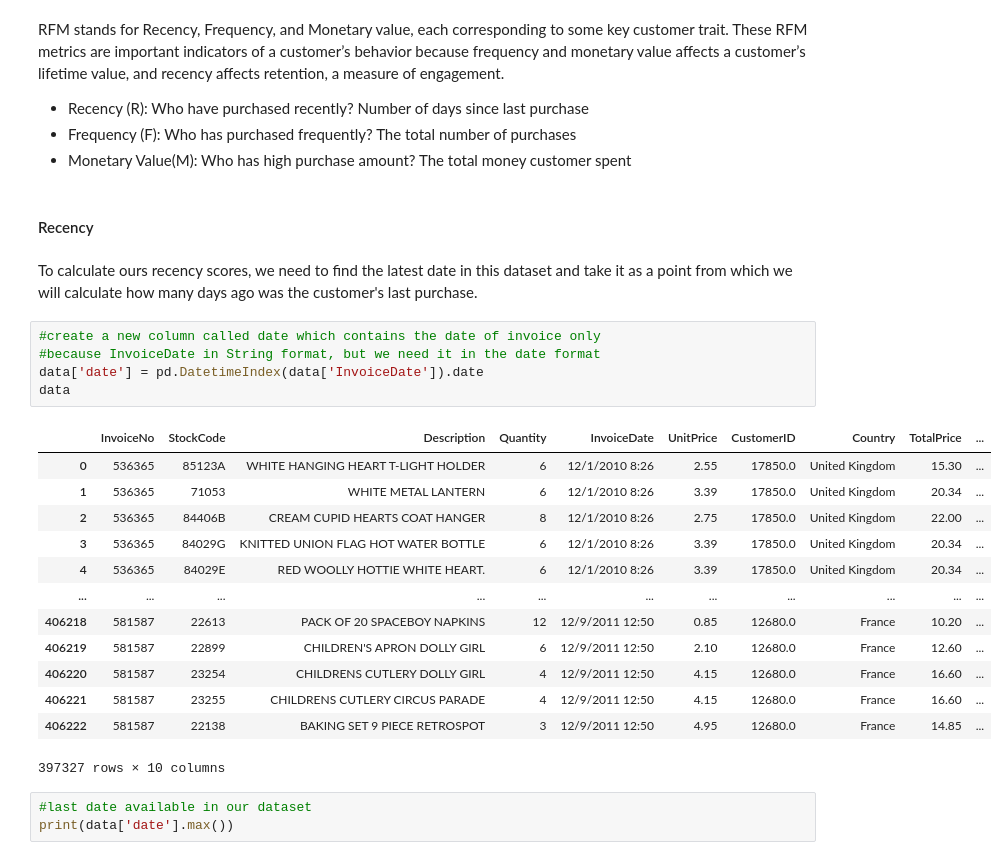
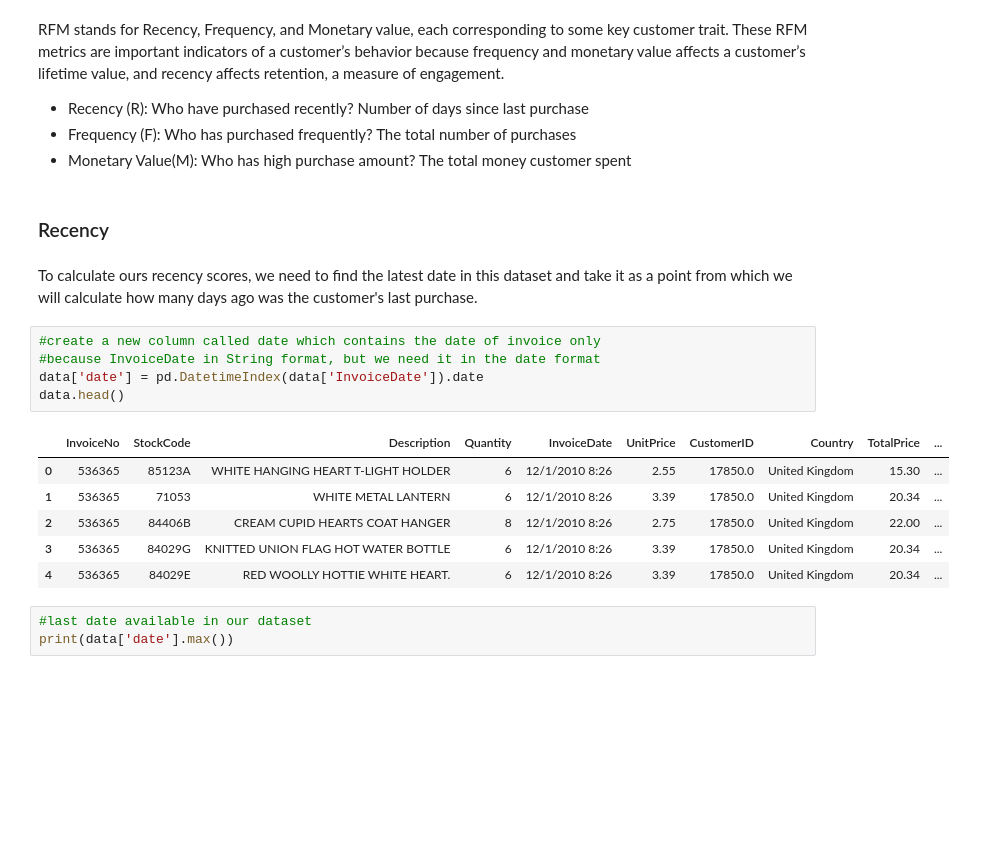
Before and after one commit to ubco-W2022T1-cosc301/project-group31, a Jupyter notebook: notebooks/analysis1.ipynb, the cells around one changed output. Cells and saved outputs as stored; diff of their text form; blank space fills up the shorter version.

```diff
--- a/notebooks/analysis1.ipynb
+++ b/notebooks/analysis1.ipynb
@@ -188,28 +184,21 @@ RFM stands for Recency, Frequency, and Monetary value, each corresponding to som
 - Frequency (F): Who has purchased frequently? The total number of purchases
 - Monetary Value(M): Who has high purchase amount? The total money customer spent
 # %% [markdown]
-#### Recency
+### Recency
 # %% [markdown]
 To calculate ours recency scores, we need to find the latest date in this dataset and take it as a point from which we will calculate how many days ago was the customer's last purchase.
 # %%
 #create a new column called date which contains the date of invoice only
 #because InvoiceDate in String format, but we need it in the date format
 data['date'] = pd.DatetimeIndex(data['InvoiceDate']).date
-data
+data.head()
 # %% [output]
 |  | InvoiceNo | StockCode | Description | Quantity | InvoiceDate | UnitPrice | CustomerID | Country | TotalPrice | ... |
 | 0 | 536365 | 85123A | WHITE HANGING HEART T-LIGHT HOLDER | 6 | 12/1/2010 8:26 | 2.55 | 17850.0 | United Kingdom | 15.30 | ... |
 | 1 | 536365 | 71053 | WHITE METAL LANTERN | 6 | 12/1/2010 8:26 | 3.39 | 17850.0 | United Kingdom | 20.34 | ... |
 | 2 | 536365 | 84406B | CREAM CUPID HEARTS COAT HANGER | 8 | 12/1/2010 8:26 | 2.75 | 17850.0 | United Kingdom | 22.00 | ... |
 | 3 | 536365 | 84029G | KNITTED UNION FLAG HOT WATER BOTTLE | 6 | 12/1/2010 8:26 | 3.39 | 17850.0 | United Kingdom | 20.34 | ... |
 | 4 | 536365 | 84029E | RED WOOLLY HOTTIE WHITE HEART. | 6 | 12/1/2010 8:26 | 3.39 | 17850.0 | United Kingdom | 20.34 | ... |
-| ... | ... | ... | ... | ... | ... | ... | ... | ... | ... | ... |
-| 406218 | 581587 | 22613 | PACK OF 20 SPACEBOY NAPKINS | 12 | 12/9/2011 12:50 | 0.85 | 12680.0 | France | 10.20 | ... |
-| 406219 | 581587 | 22899 | CHILDREN'S APRON DOLLY GIRL | 6 | 12/9/2011 12:50 | 2.10 | 12680.0 | France | 12.60 | ... |
-| 406220 | 581587 | 23254 | CHILDRENS CUTLERY DOLLY GIRL | 4 | 12/9/2011 12:50 | 4.15 | 12680.0 | France | 16.60 | ... |
-| 406221 | 581587 | 23255 | CHILDRENS CUTLERY CIRCUS PARADE | 4 | 12/9/2011 12:50 | 4.15 | 12680.0 | France | 16.60 | ... |
-| 406222 | 581587 | 22138 | BAKING SET 9 PIECE RETROSPOT | 3 | 12/9/2011 12:50 | 4.95 | 12680.0 | France | 14.85 | ... |
-397327 rows × 10 columns
 # %%
 #last date available in our dataset
 print(data['date'].max())
```
Also changed, not shown: parts of 48 cells of this notebook.
